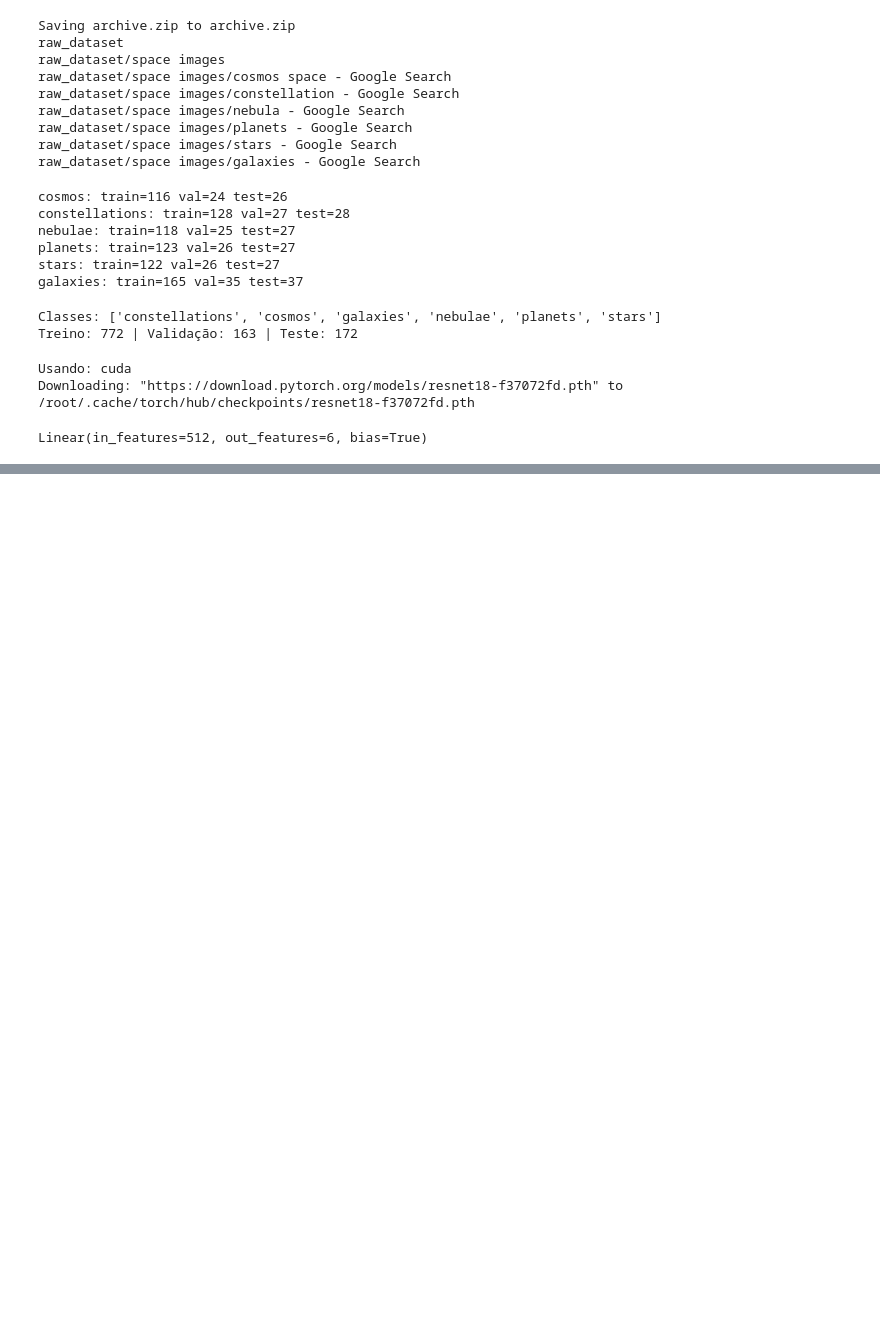
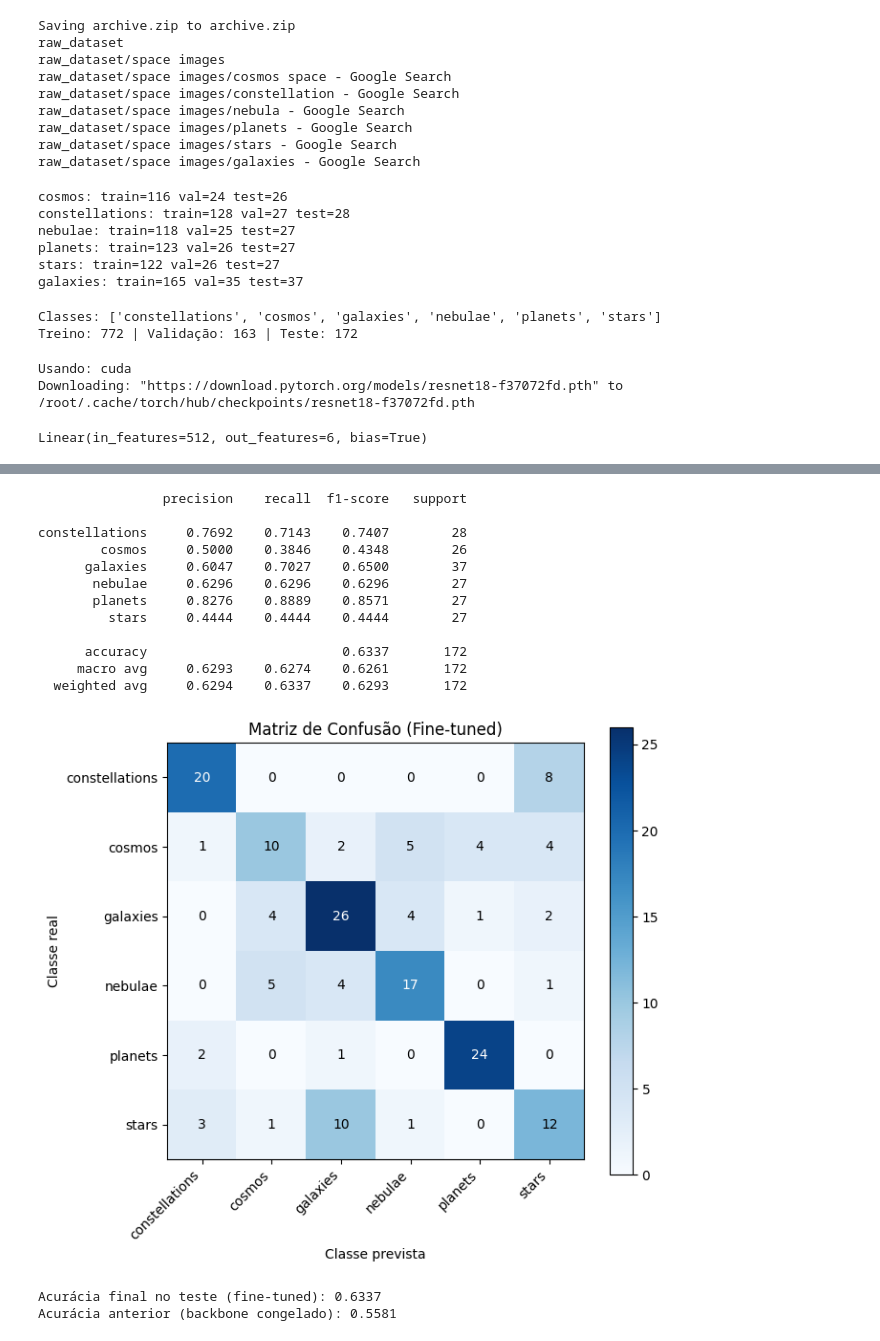
Before and after one commit to LuisAnt9/classificacao-imagens-astronomicas, a Jupyter notebook: notebooks/transfer_learning_colab.ipynb, the cells around one changed output, grey strips where cells are left out. Saved outputs shown, nothing was run; the diff lists cells and outputs as text; code cells hidden in the pictures; blank space fills up the shorter version.

Commit message:
Adiciona fine-tuning: acuracia final 63,4%

```diff
--- a/notebooks/transfer_learning_colab.ipynb
+++ b/notebooks/transfer_learning_colab.ipynb
@@ -310,3 +311,18 @@ files.download("resultados_transfer.zip")
   adding: classification_report_transfer.txt (deflated 59%)
 [interactive output not drawn]
 [interactive output not drawn]
+# %%
+# Carrega o melhor modelo já treinado (camada final apenas)
+checkpoint = torch.load("best_model_transfer.pt")
+model.load_state_dict(checkpoint["model_state_dict"])
+
+# Destrava o último bloco convolucional (layer4) + a camada final (fc)
+for name, param in model.named_parameters():
+    if name.startswith("layer4") or name.startswith("fc"):
+        param.requires_grad = True
+    else:
+        param.requires_grad = False
+
+trainable = sum(p.numel() for p in model.parameters() if p.requires_grad)
+total = sum(p.numel() for p in model.parameters())
+print(f"Parâmetros treináveis: {trainable:,} de {total:,}")
@@ -312,0 +404,55 @@ files.download("resultados_transfer.zip")
+# %%
+checkpoint_ft = torch.load("best_model_transfer_finetuned.pt")
+model.load_state_dict(checkpoint_ft["model_state_dict"])
+model.eval()
+
+all_preds, all_labels = [], []
+with torch.no_grad():
+    for images, labels in test_loader:
+        images = images.to(device)
+        outputs = model(images)
+        _, preds = torch.max(outputs, 1)
+        all_preds.extend(preds.cpu().numpy())
+        all_labels.extend(labels.numpy())
+
+all_preds, all_labels = np.array(all_preds), np.array(all_labels)
+
+report_ft = classification_report(all_labels, all_preds, target_names=class_names, digits=4)
+print(report_ft)
+with open("classification_report_finetuned.txt", "w") as f:
+    f.write(report_ft)
+
+cm_ft = confusion_matrix(all_labels, all_preds)
+fig, ax = plt.subplots(figsize=(7, 6))
+im = ax.imshow(cm_ft, cmap="Blues")
+ax.set_xticks(range(len(class_names))); ax.set_yticks(range(len(class_names)))
+ax.set_xticklabels(class_names, rotation=45, ha="right"); ax.set_yticklabels(class_names)
+ax.set_xlabel("Classe prevista"); ax.set_ylabel("Classe real"); ax.set_title("Matriz de Confusão (Fine-tuned)")
+for i in range(len(class_names)):
+    for j in range(len(class_names)):
+        ax.text(j, i, str(cm_ft[i, j]), ha="center", va="center",
+                color="white" if cm_ft[i, j] > cm_ft.max()/2 else "black")
+fig.colorbar(im, ax=ax)
+plt.tight_layout()
+plt.savefig("confusion_matrix_finetuned.png", dpi=150)
+plt.show()
+
+accuracy_ft = (all_preds == all_labels).mean()
+print(f"\nAcurácia final no teste (fine-tuned): {accuracy_ft:.4f}")
+print(f"Acurácia anterior (backbone congelado): 0.5581")
+# %% [output]
+                precision    recall  f1-score   support
+
+constellations     0.7692    0.7143    0.7407        28
+        cosmos     0.5000    0.3846    0.4348        26
+      galaxies     0.6047    0.7027    0.6500        37
+       nebulae     0.6296    0.6296    0.6296        27
+       planets     0.8276    0.8889    0.8571        27
+         stars     0.4444    0.4444    0.4444        27
+
+      accuracy                         0.6337       172
+     macro avg     0.6293    0.6274    0.6261       172
+  weighted avg     0.6294    0.6337    0.6293       172
+[figure, added]
+Acurácia final no teste (fine-tuned): 0.6337
+Acurácia anterior (backbone congelado): 0.5581
```
Also changed, not shown: parts of 8 cells of this notebook, 9 other files.
